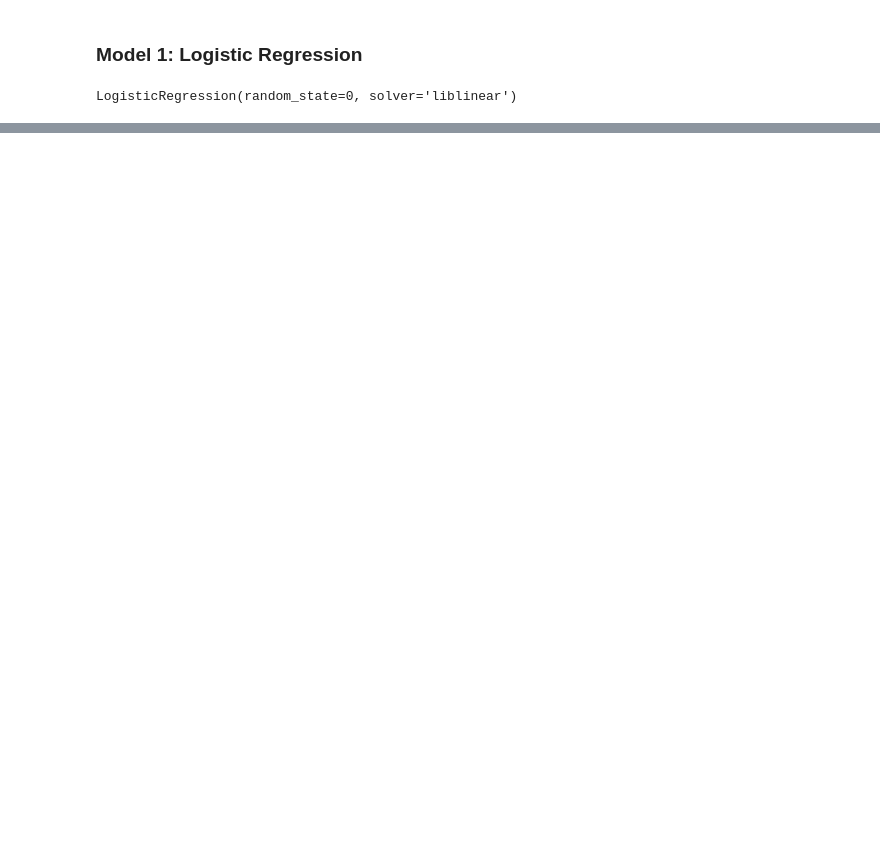
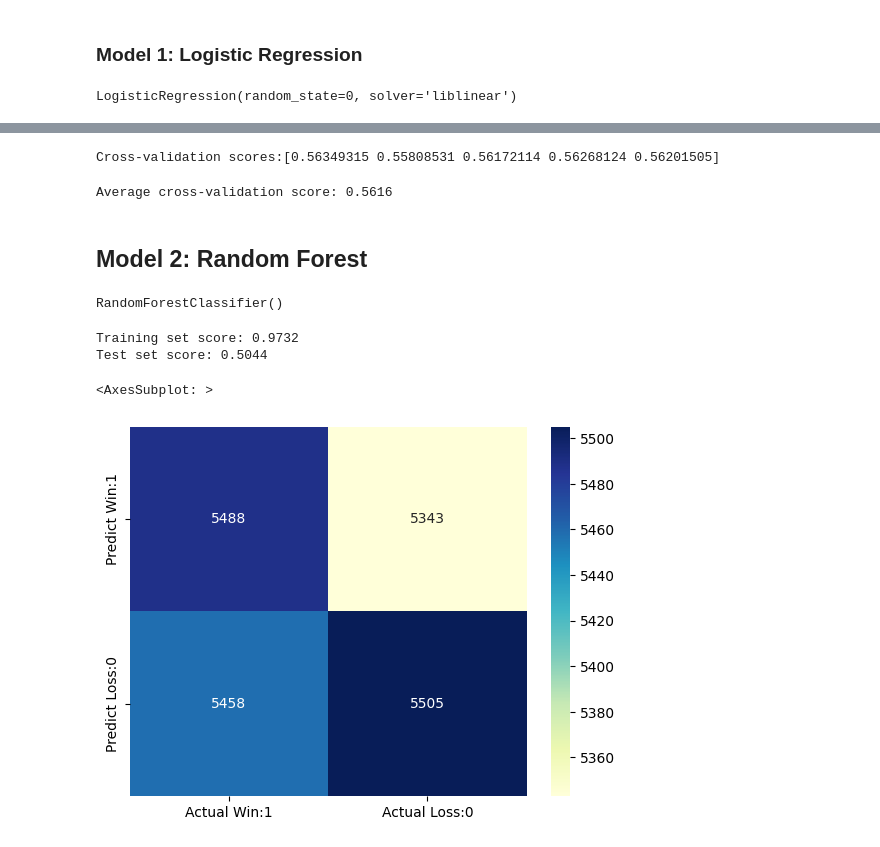
Before and after one commit to statzenthusiast921/ATP_Analysis, a Jupyter notebook: main/notebooks/ATP EDA 10.14.23.ipynb, the cells around one changed output, grey strips where cells are left out. Drawn from its saved outputs; the diff is of its cells as text; code cells hidden in the pictures; blank space fills up the shorter version.

```diff
--- a/main/notebooks/ATP EDA 10.14.23.ipynb
+++ b/main/notebooks/ATP EDA 10.14.23.ipynb
@@ -603,0 +644,67 @@ weighted avg       0.56      0.56      0.56    112497
+# %%
+# Applying 5-Fold Cross Validation
+
+from sklearn.model_selection import cross_val_score
+
+scores = cross_val_score(logreg, X_train, y_train, cv = 5, scoring='accuracy')
+print('Cross-validation scores:{}'.format(scores))
+# %% [output]
+Cross-validation scores:[0.56349315 0.55808531 0.56172114 0.56268124 0.56201505]
+# %%
+# compute Average cross-validation score
+
+print('Average cross-validation score: {:.4f}'.format(scores.mean()))
+# %% [output]
+Average cross-validation score: 0.5616
+# %% [markdown]
+## Model 2: Random Forest
+# %%
+from sklearn.ensemble import RandomForestClassifier
+
+# #Retroactively add this chunk back in to fix model overfitting
+
+#Filter data however you see fit
+test = matches[matches['tourney_date']>=20100101]
+test = test[(test['player_age'].notnull()) & (test['surface'].notnull())]
+
+#Choose features and response
+y = test['outcome']
+X = test[['minutes','serve1_in_perc','player_age']]#,'num_aces','num_dfs','surface']]
+
+# #One Hot Encode surface
+# one_hot = pd.get_dummies(X['surface'])
+# X = X.drop('surface',axis=1)
+# X = X.join(one_hot)
+
+
+scale = StandardScaler()
+scaledX = scale.fit_transform(X)
+
+X_train, X_test, y_train, y_test = train_test_split(scaledX, y, test_size=0.30, random_state=42)
+
+
+rf = RandomForestClassifier()
+rf.fit(X_train, y_train)
+# %% [output]
+RandomForestClassifier()
+# %%
+#Check for overfitting
+from sklearn.metrics import accuracy_score
+
+#values are not close so overfitting is for sure happening
+print('Training set score: {:.4f}'.format(rf.score(X_train, y_train)))
+print('Test set score: {:.4f}'.format(rf.score(X_test, y_test)))
+# %% [output]
+Training set score: 0.9732
+Test set score: 0.5044
+# %%
+y_pred_test = rf.predict(X_test)
+cm = confusion_matrix(y_test, y_pred_test)
+
+cm_matrix = pd.DataFrame(data=cm, columns=['Actual Win:1', 'Actual Loss:0'],
+                                 index=['Predict Win:1', 'Predict Loss:0'])
+
+sns.heatmap(cm_matrix, annot=True, fmt='d', cmap='YlGnBu')
+# %% [output]
+<AxesSubplot: >
+[figure, added]
```
Also changed, not shown: parts of 30 cells of this notebook.
